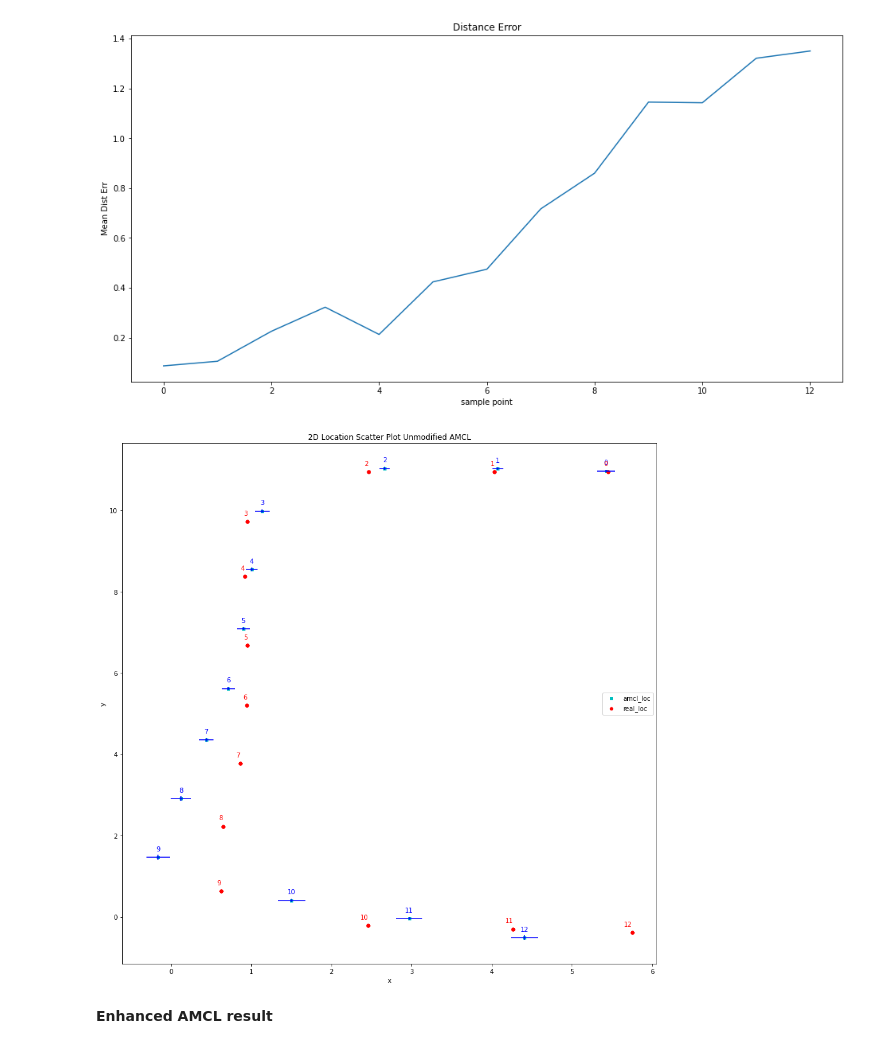
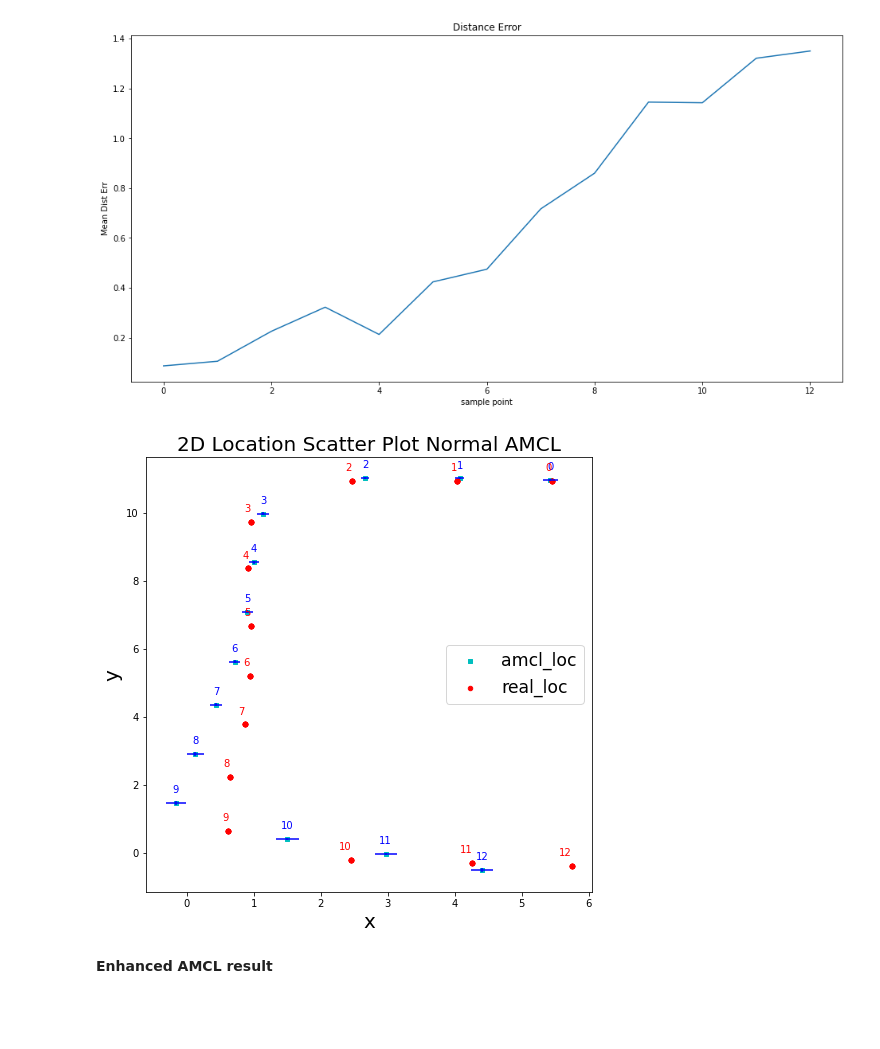
Before and after one commit to ndhuu/fyp_result, a Jupyter notebook: amcl_result_analyse.ipynb, the cells around one changed output. Drawn from its saved outputs; the diff is of its cells as text; code cells hidden in the pictures; blank space fills up the shorter version.

Commit message:
update figure formatting

```diff
--- a/amcl_result_analyse.ipynb
+++ b/amcl_result_analyse.ipynb
@@ -110,39 +110,39 @@ normal_amcl_pd['current_y_mean'] = normal_amcl_pd.groupby('target_index')['curre
 normal_amcl_pd['current_x_std'] = normal_amcl_pd.groupby('target_index')['current_x'].std()
 normal_amcl_pd['current_y_std'] = normal_amcl_pd.groupby('target_index')['current_y'].std()
 normal_amcl_pd['target_index_unique'] = normal_amcl_pd.groupby('target_index')['target_index'].unique()
-normal_fig = plt.figure(figsize=(15, 15))
+normal_fig = plt.figure(figsize=(8, 8))
 ax1 = normal_fig.add_subplot(111)
 
 ax1.scatter(normal_amcl_pd['current_x_mean'], normal_amcl_pd['current_y_mean'], s=10, c='c', marker="s", label='amcl_loc')
 ax1.scatter(normal_amcl_pd['target_x'], normal_amcl_pd['target_y'], s=20, c='r', marker="o", label='real_loc')
-plt.legend(loc='center right');
+plt.legend(loc='center right', fontsize='xx-large');
 for idx, x,y, xerr,yerr in zip(normal_amcl_pd['target_index_unique'],
                                normal_amcl_pd['current_x_mean'],
                                normal_amcl_pd['current_y_mean'],
                                normal_amcl_pd['current_x_std'],
                                normal_amcl_pd['current_y_std']):
     label = "{:.0f}".format(float(idx))
     plt.annotate(label, # this is the text
                  (x,y), # this is the point to label
                  textcoords="offset points", # how to position the text
                  xytext=(0,10), # distance from text to points (x,y)
                  ha='center', color='b')
     plt.errorbar(x, y, yerr, xerr, solid_capstyle='projecting', color='b')
 for idx, x,y in zip(normal_amcl_pd['target_index_unique'],
                     normal_amcl_pd['target_x'].unique(),
                     normal_amcl_pd['target_y'].unique()):
     label = "{:.0f}".format(float(idx))
     plt.annotate(label, # this is the text
                  (x,y), # this is the point to label
                  textcoords="offset points", # how to position the text
                  xytext=(0,10), # distance from text to points (x,y)
                  ha='right', color='r')
-plt.title('2D Location Scatter Plot Unmodified AMCL')
-plt.xlabel('x')
-plt.ylabel('y')
+plt.title('2D Location Scatter Plot Normal AMCL', fontsize=20)
+plt.xlabel('x', fontsize=20)
+plt.ylabel('y', fontsize=20)
 plt.show()
 # %% [output]
-[figure, old version]
+[figure, new version]
 # %% [markdown]
 <t><b>Enhanced AMCL result</b><t>
 # %% [markdown]
```
Also changed, not shown: parts of 3 cells of this notebook.
